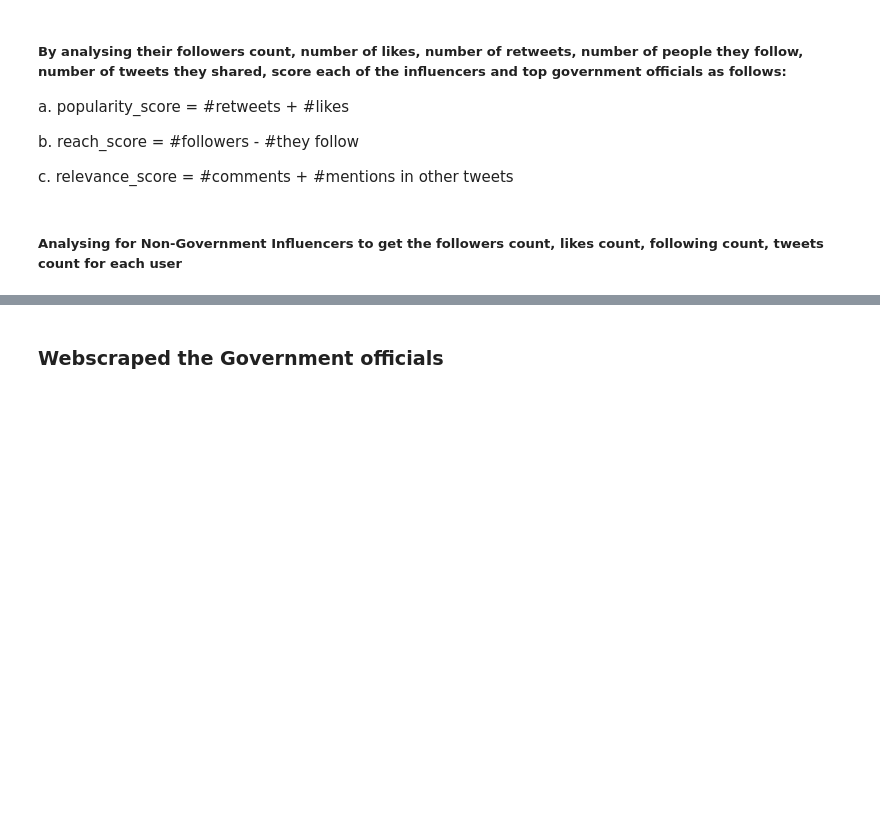
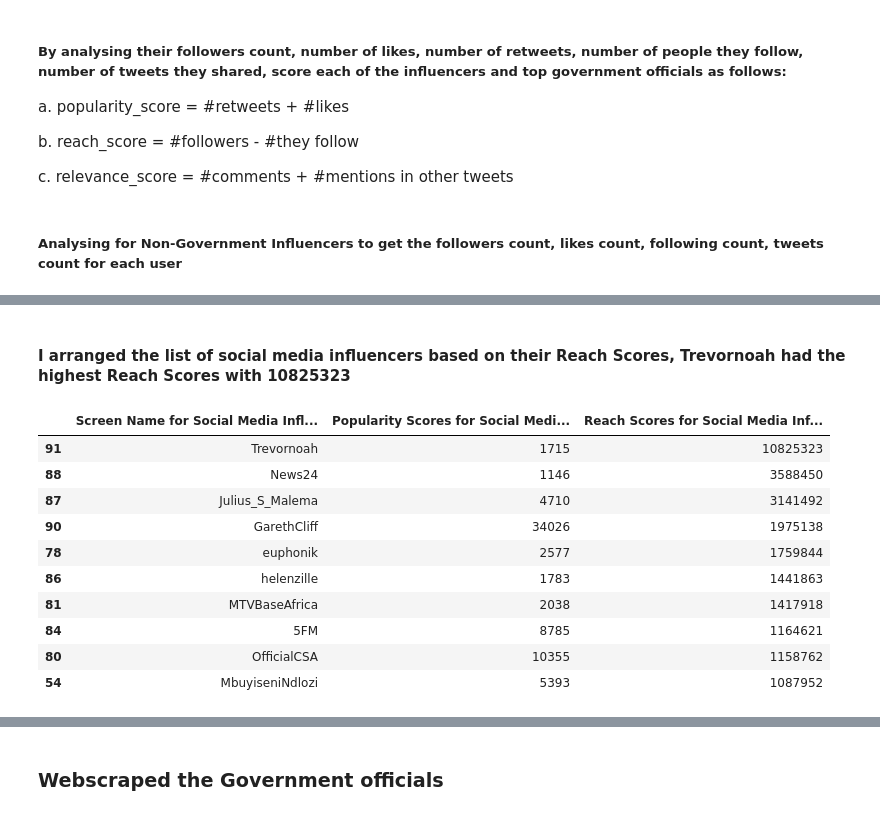
Before and after one commit to tijesunimiolashore/10academy_twitter_mining, a Jupyter notebook: Week_Challenge_1.ipynb, the cells around one changed output, grey strips where cells are left out. Saved outputs shown, nothing was run; the diff lists cells and outputs as text; code cells hidden in the pictures; blank space fills up the shorter version.

```diff
--- a/Week_Challenge_1.ipynb
+++ b/Week_Challenge_1.ipynb
@@ -378,9 +370,7 @@ for i in range(0, len(no_ofFollowers_NonGov_Influentials)):
 from pandas import DataFrame
 #i used only number of likes to get popularity scores instead of number_of_likes + number_of_retweets because i tried but to no avail, i couldn't get the number of retweets_count
 #i used only number of mebtions to get relevance scores instead of number_of_mentions + number_of_comments because i tried but to no avail, i couldn't get the number of number_of_comments
-df_popularityscores_NonGov_Influencers = DataFrame (no_ofLikes_NonGov_Influentials,columns=['Popularity Scores for Non-Government Officials'])
-df_reachscores_NonGov_Influencers = DataFrame (reachscores_NonGov_Influentials,columns=['Reach Scores for Non-Government Influencers'])
-df_relevancecores_NonGov_Influencers = DataFrame (noOfMentions_NonGov_Influentials,columns=['Relevance Scores for Non-Government Influencers'])
-
-concatenated_list = pd.concat([df_scrrenname_nongovInfluencers, df_popularityscores_NonGov_Influencers,df_reachscores_NonGov_Influencers, df_relevancecores_NonGov_Influencers], axis=1)
-concatenated_list
+df_popularityscores_NonGov_Influencers = DataFrame (no_ofLikes_NonGov_Influentials,columns=['Popularity Scores for Social Media Influentials'])
+df_popularityscores_NonGov_Influencers.sort_values(by=['Popularity Scores for Social Media Influentials'], inplace=True, ascending=False)
+df_reachscores_NonGov_Influencers = DataFrame (reachscores_NonGov_Influentials,columns=['Reach Scores for Social Media Influentials'])
+df_reachscores_NonGov_Influencers.sort_values(by=['Reach Scores for Social Media Influentials'], inplace=True, ascending=False)
@@ -400,0 +377,17 @@ concatenated_list
+# %% [markdown]
+#### I arranged the list of social media influencers based on their Reach Scores, Trevornoah had the highest Reach Scores with 10825323
+# %%
+concatenated_list = pd.concat([df_scrrenname_nongovInfluencers, df_popularityscores_NonGov_Influencers,df_reachscores_NonGov_Influencers], axis=1)
+concatenated_list.sort_values(by=['Reach Scores for Social Media Influentials'], ascending=False).head(10)
+# %% [output]
+|  | Screen Name for Social Media Infl... | Popularity Scores for Social Medi... | Reach Scores for Social Media Inf... |
+| 91 | Trevornoah | 1715 | 10825323 |
+| 88 | News24 | 1146 | 3588450 |
+| 87 | Julius_S_Malema | 4710 | 3141492 |
+| 90 | GarethCliff | 34026 | 1975138 |
+| 78 | euphonik | 2577 | 1759844 |
+| 86 | helenzille | 1783 | 1441863 |
+| 81 | MTVBaseAfrica | 2038 | 1417918 |
+| 84 | 5FM | 8785 | 1164621 |
+| 80 | OfficialCSA | 10355 | 1158762 |
+| 54 | MbuyiseniNdlozi | 5393 | 1087952 |
```
Also changed, not shown: parts of 22 cells of this notebook, 3 other files.
